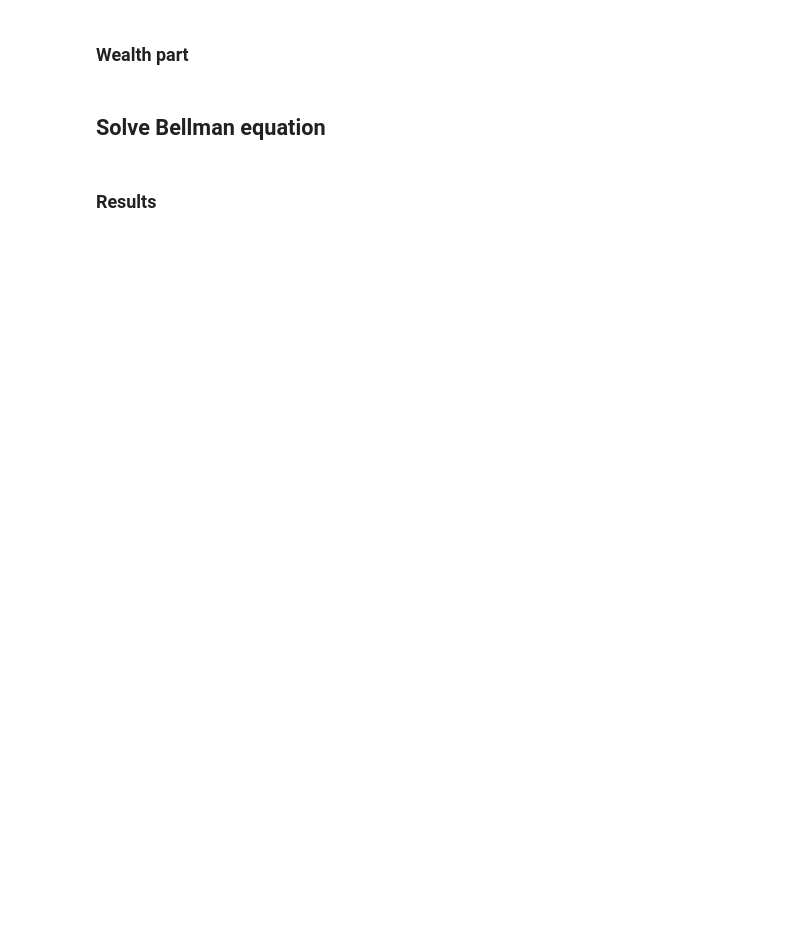
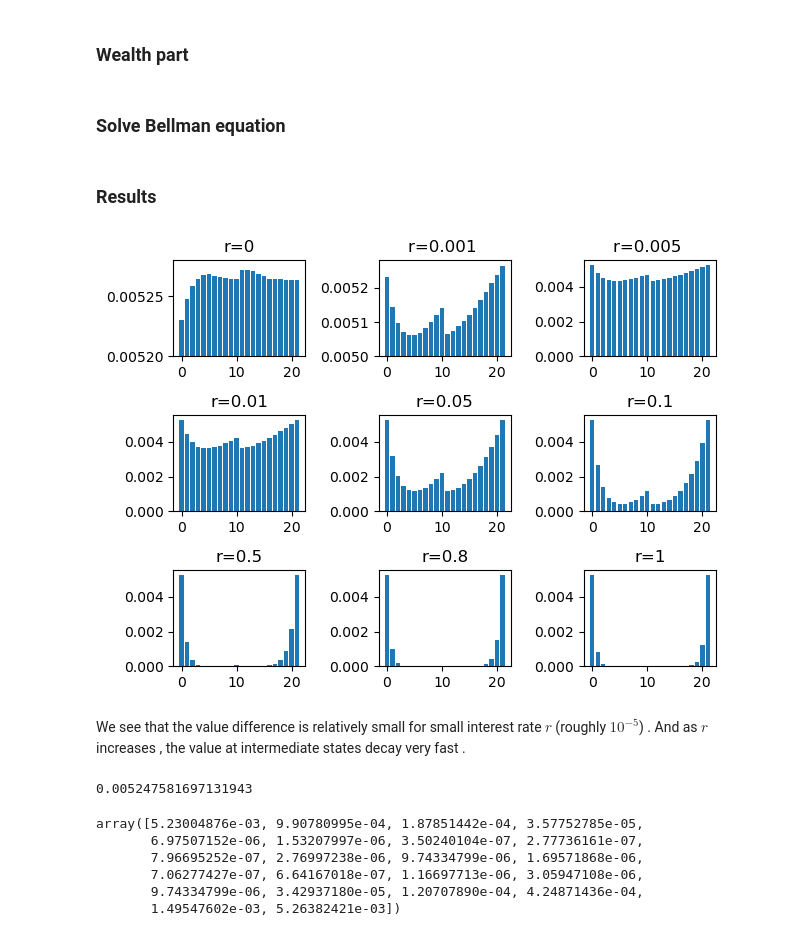
Before and after one commit to std92050/AMM, a Jupyter notebook: AMM/Bellman equation.ipynb, the cells around one changed output. Saved outputs shown, nothing was run; the diff lists cells and outputs as text; code cells hidden in the pictures; blank space fills up the shorter version.

```diff
--- a/AMM/Bellman equation.ipynb
+++ b/AMM/Bellman equation.ipynb
@@ -283,5 +288,5 @@ def wealth(i ,N,k,gamma,ln_Pa,ln_Pb,ln_Pl):
 # %% [markdown]
-## Solve Bellman equation
+### Solve Bellman equation
 # %%
 def Matrix(N,M1,M2):
     Matrix = np.zeros((2*N+2,2*N+2))
@@ -317,7 +322,7 @@ def Matrix(N,M1,M2):
 
 #solve V
 def V(k, ln_Pa, ln_Pb , ln_Pl ,ln_Pu ,  L , gamma , r , p):
-    ln_Pu - ln_Pl -1
+    N =ln_Pu - ln_Pl -1
     f_X_vector = np.array([ f_X( n,N,k, ln_Pa, ln_Pb , ln_Pl , L , gamma)  for n in range(2*N+2)])
     f_Y_vector = np.array([ f_Y( n,N,k, ln_Pa, ln_Pb , ln_Pl , L , gamma)  for n in range(2*N+2)])
     A_vector   = np.array([ A(n,N ,k,r,p ) for n in range(2*N+2)])
@@ -329,8 +334,8 @@ def V(k, ln_Pa, ln_Pb , ln_Pl ,ln_Pu ,  L , gamma , r , p):
     I[0] = 0
     I[2*N+1] = 0
     bc = np.zeros(2*N+2)
-    bc[2*N+1] = wealth(1 ,N,k,gamma,ln_Pa,ln_Pb,ln_Pl)
-    bc[0] = wealth(2 ,N,k,gamma,ln_Pa,ln_Pb,ln_Pl)
+    bc[2*N+1] = wealth(2*N+1 ,N,k,gamma,ln_Pa,ln_Pb,ln_Pl , L)
+    bc[0] = wealth(0,N,k,gamma,ln_Pa,ln_Pb,ln_Pl , L)
     vector = - np.exp(-r)*(A_vector * f_X_vector + B_vector *  f_Y_vector ) + bc
 
 
@@ -351,11 +356,61 @@ V_array=V(N,k, ln_Pa, ln_Pb , ln_Pl , L , gamma , r , p)
-# %%
-gamma = 0.997
-k=2         #delta = -ln(gamma)/k
-ln_Pa = -2
-ln_Pb =  5
-p =0.6
-ln_Pl = -1
-ln_Pu =  10
-L = 1
-r = 0
-V_array=V(k, ln_Pa, ln_Pb , ln_Pl , ln_Pu , L , gamma , r , p)
+# %%
+fig , ax =plt.subplots(3,3)
+V_0 = V(k, ln_Pa, ln_Pb , ln_Pl , ln_Pu , L , gamma , 0 , p)
+V_1 = V(k, ln_Pa, ln_Pb , ln_Pl , ln_Pu , L , gamma , 0.001 , p)
+V_2 = V(k, ln_Pa, ln_Pb , ln_Pl , ln_Pu , L , gamma , 0.005 , p)
+V_3 = V(k, ln_Pa, ln_Pb , ln_Pl , ln_Pu , L , gamma , 0.01 , p)
+V_4 = V(k, ln_Pa, ln_Pb , ln_Pl , ln_Pu , L , gamma , 0.05 , p)
+V_5 = V(k, ln_Pa, ln_Pb , ln_Pl , ln_Pu , L , gamma , 0.1 , p)
+V_6 = V(k, ln_Pa, ln_Pb , ln_Pl , ln_Pu , L , gamma , 0.5 , p)
+V_7 = V(k, ln_Pa, ln_Pb , ln_Pl , ln_Pu , L , gamma , 0.8 , p)
+V_8 = V(k, ln_Pa, ln_Pb , ln_Pl , ln_Pu , L , gamma , 1 , p)
+
+N = ln_Pu - ln_Pl -1
+
+ax[0,0].bar(np.arange(2*N+2), V_0  )
+ax[0,0].set_title( "r=0")
+ax[0,0].set_ylim(5.2*10**(-3),5.28*10**(-3))
+
+ax[0,1].bar(np.arange(2*N+2),V_1  )
+ax[0,1].set_title( "r=0.001 ")
+ax[0,1].set_ylim(5*10**(-3),5.28*10**(-3))
+
+ax[0,2].bar(np.arange(2*N+2),V_2  )
+ax[0,2].set_title( "r=0.005 ")
+
+ax[1,0].bar(np.arange(2*N+2),V_3 )
+ax[1,0].set_title( "r=0.01")
+
+ax[1,1].bar(np.arange(2*N+2),V_4 )
+ax[1,1].set_title( "r=0.05")
+
+ax[1,2].bar(np.arange(2*N+2),V_5 )
+ax[1,2].set_title( "r=0.1")
+
+ax[2,0].bar(np.arange(2*N+2),V_6 )
+ax[2,0].set_title( "r=0.5")
+
+ax[2,1].bar(np.arange(2*N+2),V_7 )
+ax[2,1].set_title( "r=0.8")
+
+ax[2,2].bar(np.arange(2*N+2),V_8 )
+ax[2,2].set_title( "r=1")
+plt.tight_layout()
+# %% [output]
+[figure, added]
+# %% [markdown]
+We see that the value difference is relatively small for small interest rate $r$ (roughly $10^{-5}$) . And as $r$ increases ,
+the value at intermediate states decay very fast .
+# %%
+V_0[1]
+# %% [output]
+0.005247581697131943
+# %%
+V_7
+# %% [output]
+array([5.23004876e-03, 9.90780995e-04, 1.87851442e-04, 3.57752785e-05,
+       6.97507152e-06, 1.53207997e-06, 3.50240104e-07, 2.77736161e-07,
+       7.96695252e-07, 2.76997238e-06, 9.74334799e-06, 1.69571868e-06,
+       7.06277427e-07, 6.64167018e-07, 1.16697713e-06, 3.05947108e-06,
+       9.74334799e-06, 3.42937180e-05, 1.20707890e-04, 4.24871436e-04,
+       1.49547602e-03, 5.26382421e-03])
```
Also changed, not shown: parts of 28 cells of this notebook.
